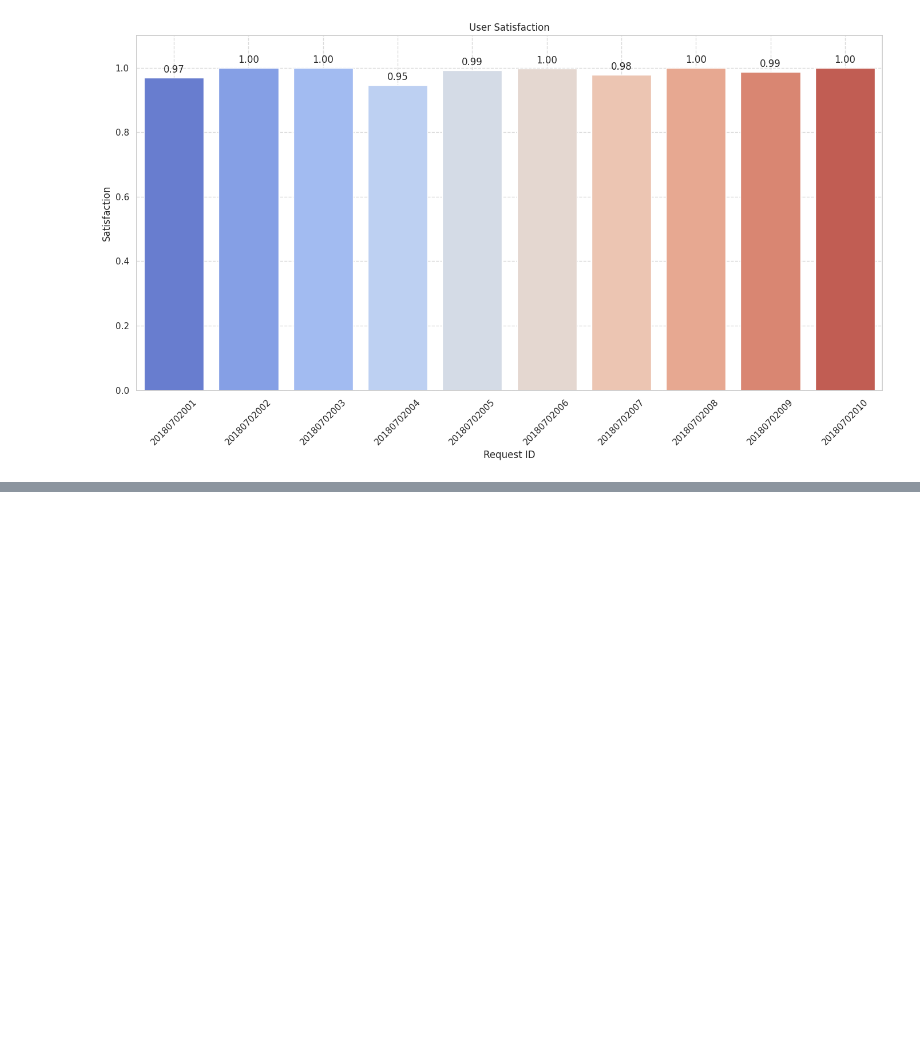
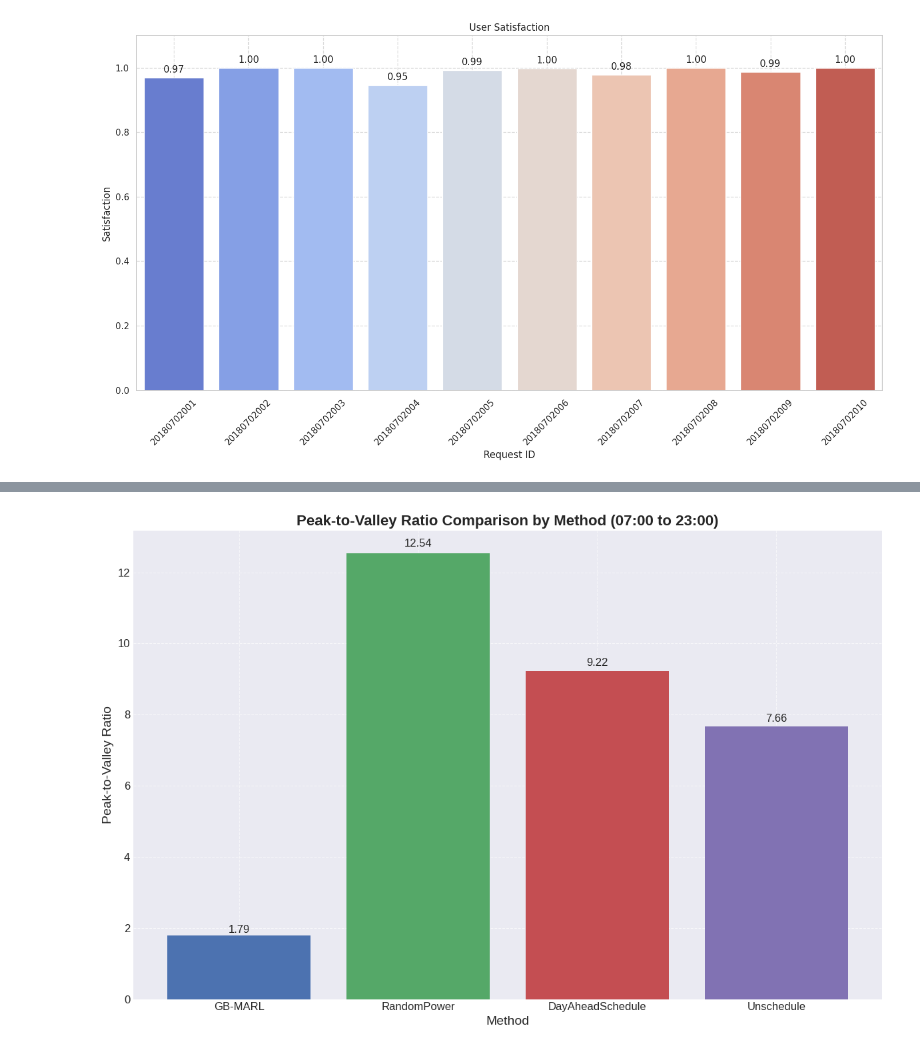
Before and after one commit to carlwang49/MY_WORK, a Jupyter notebook: Evaluation.ipynb, the cells around one changed output, grey strips where cells are left out. Saved outputs shown, nothing was run; the diff lists cells and outputs as text; code cells hidden in the pictures; blank space fills up the shorter version.

Commit message:
Add Random, DDPG

```diff
--- a/Evaluation.ipynb
+++ b/Evaluation.ipynb
@@ -123,7 +123,7 @@ end_hour = 18
 start_time = datetime.strptime(f'{start_date} {start_hour}:00:00', '%Y-%m-%d %H:%M:%S')
 end_time = datetime.strptime(f'{end_date} {end_hour}:00:00', '%Y-%m-%d %H:%M:%S')
 # %%
-df = pd.read_csv('./Result/MADDPG/68/building_loading_history.csv', parse_dates=['current_time'])
+df = pd.read_csv(file_path, parse_dates=['current_time'])
 df['current_time'] = pd.to_datetime(df['current_time'])
 
 def calculate_peak_to_valley_ratio(df, start_time, end_time):
@@ -245,0 +385,68 @@ Average Satisfaction: 0.99
+# %%
+import pandas as pd
+import matplotlib.pyplot as plt
+from datetime import datetime, time
+
+# 讀取每個方法的 CSV 文件
+MADDPG_file = './Result/MADDPG/312/building_loading_history.csv'
+Random_file = './Result/RandomPower/14/building_loading_history.csv'
+DayAhead_file = './Result/DayAheadSchedule/21/building_loading_history.csv'
+Unschedule_file = './Result/Unschedule/13/building_loading_history.csv'
+
+methods = [MADDPG_file, Random_file, DayAhead_file, Unschedule_file]
+method_names = ['GB-MARL', 'RandomPower', 'DayAheadSchedule', 'Unschedule']
+data_frames = []
+
+for method in methods:
+    df = pd.read_csv(method)
+    data_frames.append(df)
+
+# 選定的時間範圍
+start_date = datetime(2018, 7, 1)
+end_date = datetime(2018, 7, 2)
+
+# 定義每天的時間範圍
+start_time = time(7, 0, 0)
+end_time = time(23, 0, 0)
+
+# 計算每個方法的峰谷比
+peak_to_valley_ratios = []
+for df, method_name in zip(data_frames, method_names):
+    # 過濾選定日期範圍內的數據
+    df['current_time'] = pd.to_datetime(df['current_time'])
+    df_filtered_date = df[(df['current_time'].dt.date >= start_date.date()) & (df['current_time'].dt.date <= end_date.date())].copy()
+
+    # 過濾每天 7 點到 23 點的數據
+    df_filtered_time = df_filtered_date[(df_filtered_date['current_time'].dt.time >= start_time) & (df_filtered_date['current_time'].dt.time <= end_time)].copy()
+
+    # 計算峰值和谷值
+    peak_load = df_filtered_time['total_load'].max()
+    valley_load = df_filtered_time['total_load'].min()
+    peak_to_valley_ratio = peak_load / valley_load
+    peak_to_valley_ratios.append(peak_to_valley_ratio)
+    print(f'Peak-to-Valley Ratio for {method_name} from {start_date} to {end_date} (07:00 to 23:00): {peak_to_valley_ratio:.2f}')
+
+# 設置圖表樣式
+plt.style.use('seaborn-darkgrid')
+
+# 繪製長條圖
+fig, ax = plt.subplots(figsize=(12, 8))
+bars = ax.bar(method_names, peak_to_valley_ratios, color=['#4C72B0', '#55A868', '#C44E52', '#8172B3'])
+
+# 添加標籤和圖例
+ax.set_xlabel('Method', fontsize=14)
+ax.set_ylabel('Peak-to-Valley Ratio', fontsize=14)
+ax.set_title('Peak-to-Valley Ratio Comparison by Method (07:00 to 23:00)', fontsize=16, fontweight='bold')
+ax.grid(True, linestyle='--', alpha=0.6)
+
+# 顯示峰谷比在每個柱子上方
+for bar in bars:
+    yval = bar.get_height()
+    ax.text(bar.get_x() + bar.get_width()/2, yval + 0.01 * yval, f'{yval:.2f}', ha='center', va='bottom', fontsize=12)
+
+plt.xticks(fontsize=12)
+plt.yticks(fontsize=12)
+plt.tight_layout()
+
+plt.show()
+# %% [output]
@@ -245,0 +457 @@ Average Satisfaction: 0.99
+[figure, added]
```
Also changed, not shown: parts of 7 cells of this notebook, 15 other files.
